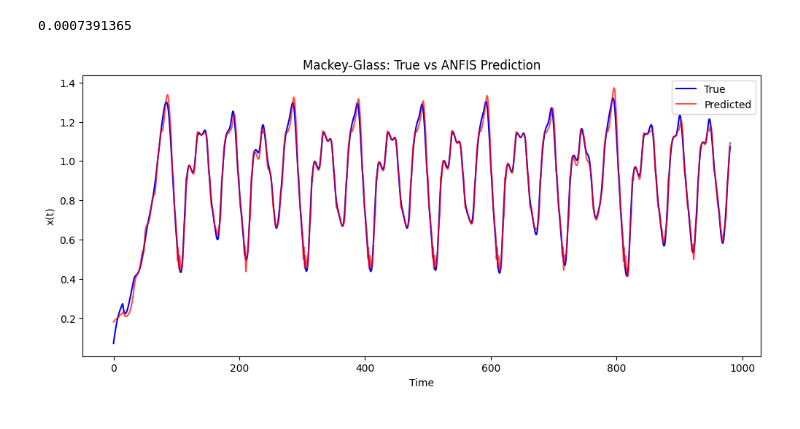
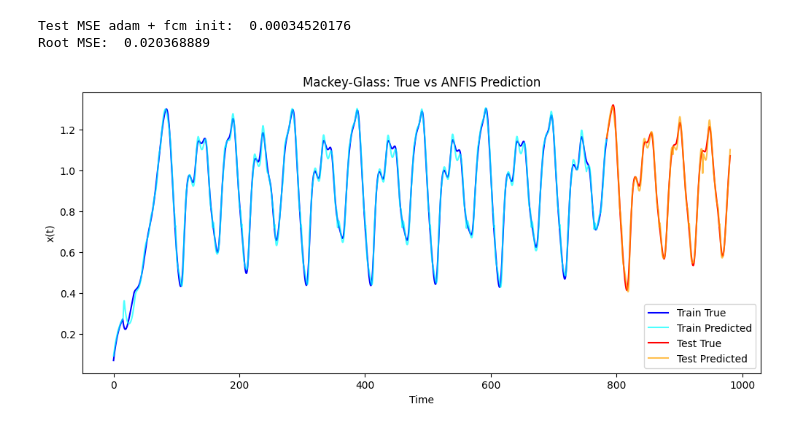
Before and after one commit to naforoutan/ReLaFIS, a Jupyter notebook: train_mackey_glass.ipynb, the cells around one changed output. Saved outputs shown, nothing was run; the diff lists cells and outputs as text; code cells hidden in the pictures.

Commit message:
feat: training mackey-glass is now in milestone with adam + fcm init, the first phase has problem though

```diff
--- a/train_mackey_glass.ipynb
+++ b/train_mackey_glass.ipynb
@@ -9,28 +21,0 @@ import skfuzzy as fuzz
-# %%
-# ------------------------------------------------------
-# 1. Fuzzy C-Means for Initialization (Skfuzzy Required)
-# ------------------------------------------------------
-
-def fcm_initialize(X, K):
-    """
-    X: numpy array shape (N, n_inputs)
-    K: number of clusters / rules
-    """
-    X_t = X.T  # (features=4, samples=N)
-    cntr, u, _, _, _, _, _ = fuzz.cluster.cmeans(
-        X_t, c=K, m=2.0, error=1e-5, maxiter=2000
-    )
-
-    N = X.shape[0]
-    n_inputs = X.shape[1]
-
-    spreads = []
-    for k in range(K):
-        weights = u[k]                    # (N,)
-        w = weights.reshape(N, 1)         # (N,1)
-
-        diff = X - cntr[k]                # (N,4)
-        var = np.sum(w * diff**2, axis=0) / np.sum(w)
-        spreads.append(np.sqrt(var) + 1e-5)
-
-    return np.array(cntr), np.array(spreads)
@@ -153,28 +182,30 @@ for epoch in range(1500):
 # numpy prediction
 y_pred_np = y_pred.detach().numpy()
 # %%
-# Convert tensors to numpy arrays
-y_true_np = y_tensor.detach().numpy()
-y_pred_np = y_pred.detach().numpy()
+y_pred_test_np = model(X_test_tensor).detach().numpy()
 
+test_mse = np.mean((y_test - y_pred_test_np)**2)
+test_rmse = test_mse ** (1/2)
 
-# prin
-mse_cost = np.mean((y_true_np - y_pred_np)**2)
-print(mse_cost)
+print("Test MSE adam + fcm init: ", mse_cost)
+print("Root MSE: ", test_rmse)
 
 # Create a time array
 dt = 0.1  # your timestep
 time_pred = np.arange(len(y_true_np)) * dt
 
 # Plot full series
 plt.figure(figsize=(12, 5))
-plt.plot(time_pred, y_true_np, label="True", color="blue")
-plt.plot(time_pred, y_pred_np, label="Predicted", color="red", alpha=0.7)
+plt.plot(time_train, y_train, label="Train True", color="blue")
+plt.plot(time_train, y_pred_train_np, label="Train Predicted", color="cyan", alpha=0.7)
+plt.plot(time_test, y_test, label="Test True", color="red")
+plt.plot(time_test, y_pred_test_np, label="Test Predicted", color="orange", alpha=0.7)
 plt.xlabel("Time")
 plt.ylabel("x(t)")
 plt.title("Mackey-Glass: True vs ANFIS Prediction")
 plt.legend()
 plt.show()
 # %% [output]
-0.0007391365
+Test MSE adam + fcm init:  0.00034520176
+Root MSE:  0.020368889
-[figure, old version]
+[figure, new version]
```
Also changed, not shown: parts of 7 cells of this notebook, 1 other file.
